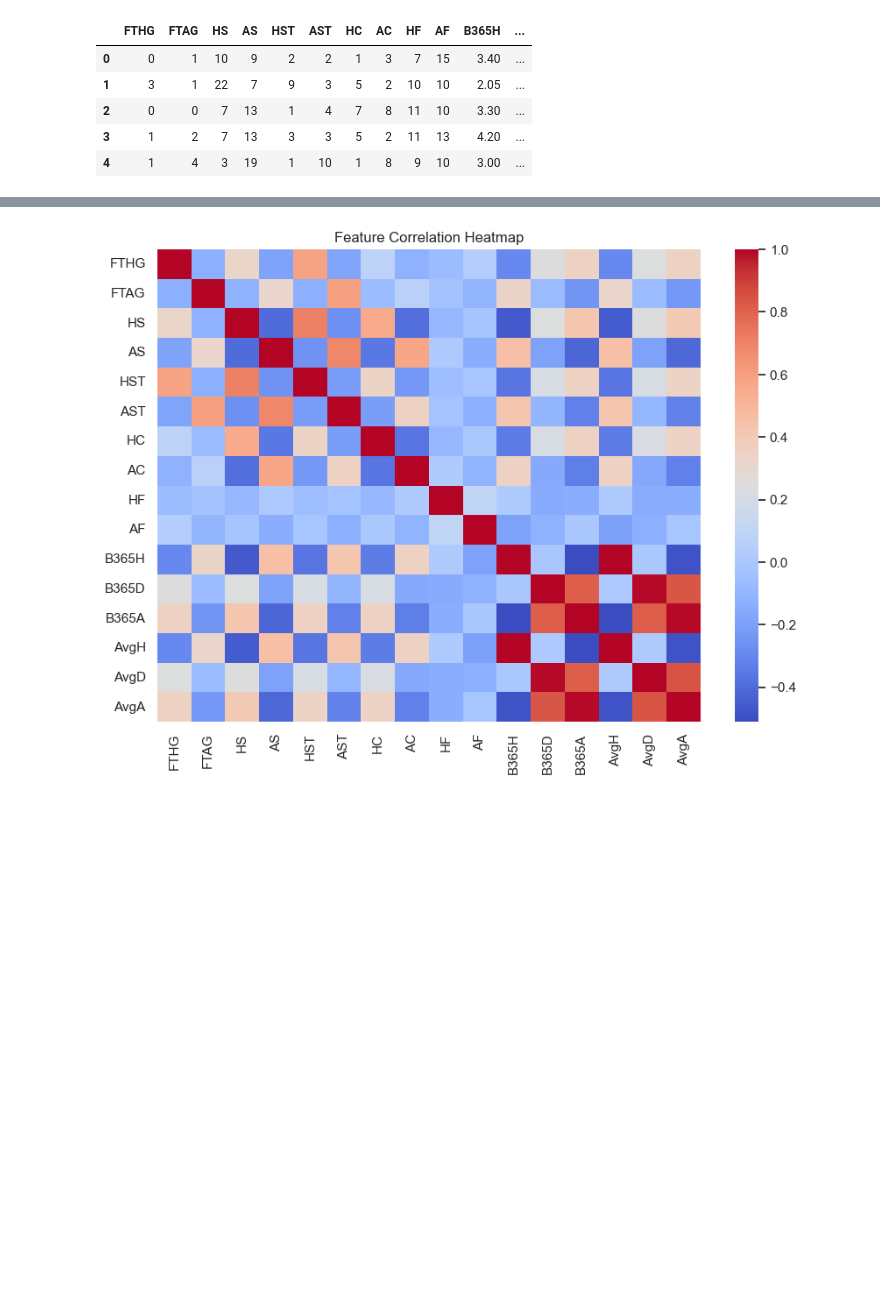
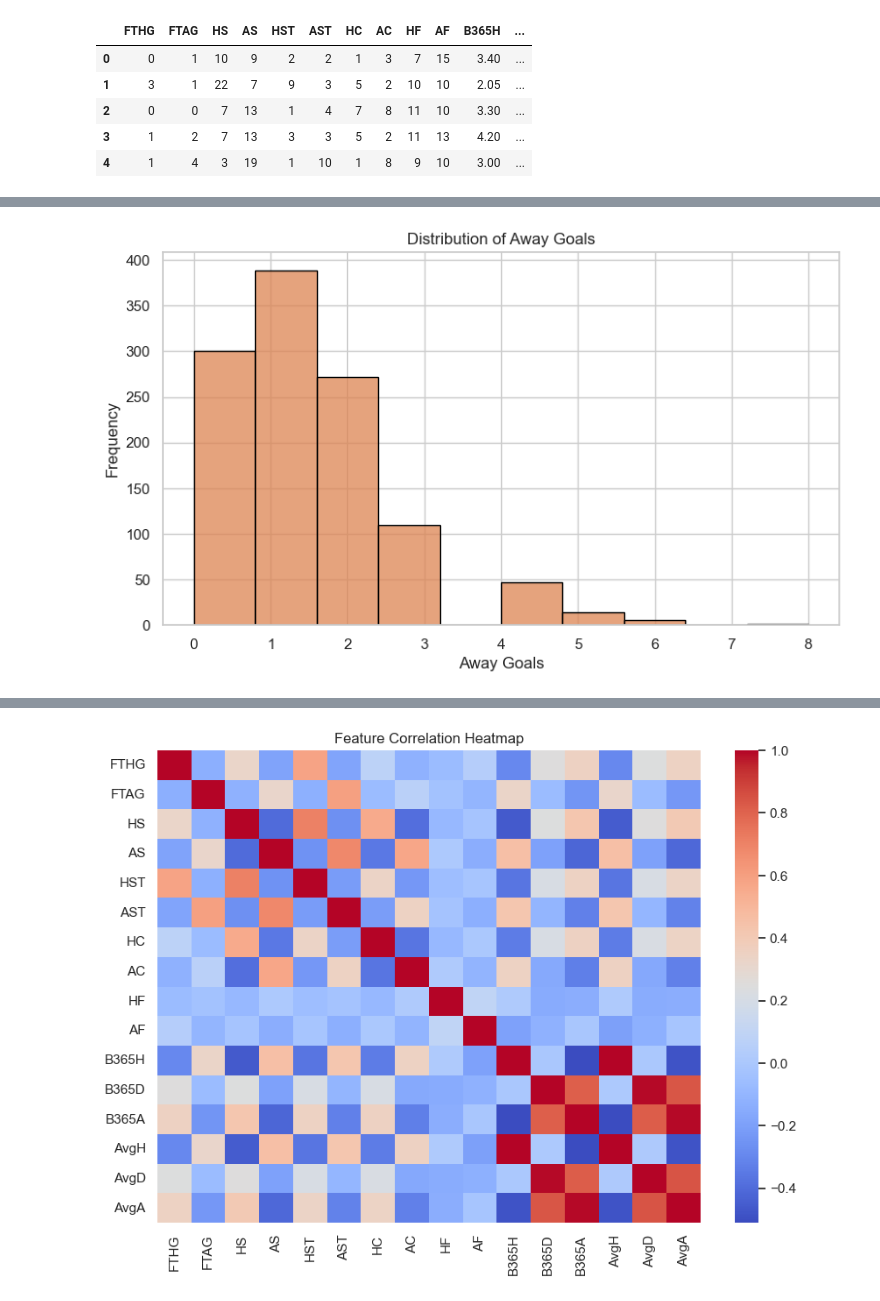
Before and after one commit to Aung712-pixel/PredictiveAnalyticForEPL, a Jupyter notebook: INT234_Predictive_Analysis.ipynb, the cells around one changed output, grey strips where cells are left out. Saved outputs shown, nothing was run; the diff lists cells and outputs as text; code cells hidden in the pictures; blank space fills up the shorter version.

```diff
--- a/INT234_Predictive_Analysis.ipynb
+++ b/INT234_Predictive_Analysis.ipynb
@@ -116,0 +127,13 @@ plt.show()
+# %%
+sns.histplot(
+    df["FTAG"],
+    bins=10,
+    color="#dd8452",
+    edgecolor="black"
+)
+plt.title("Distribution of Away Goals")
+plt.xlabel("Away Goals")
+plt.ylabel("Frequency")
+plt.show()
+# %% [output]
+[figure, added]
```
Also changed, not shown: parts of 5 cells of this notebook.
